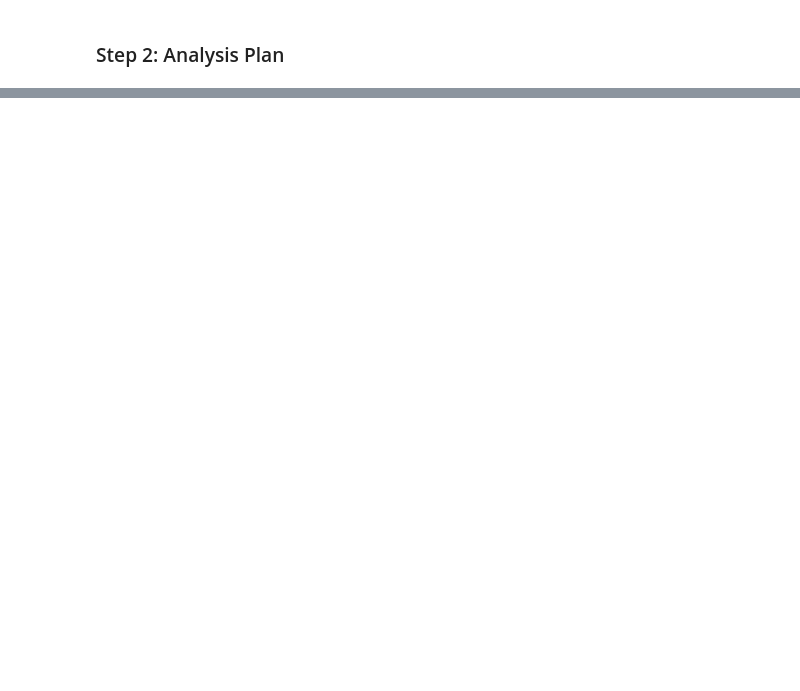
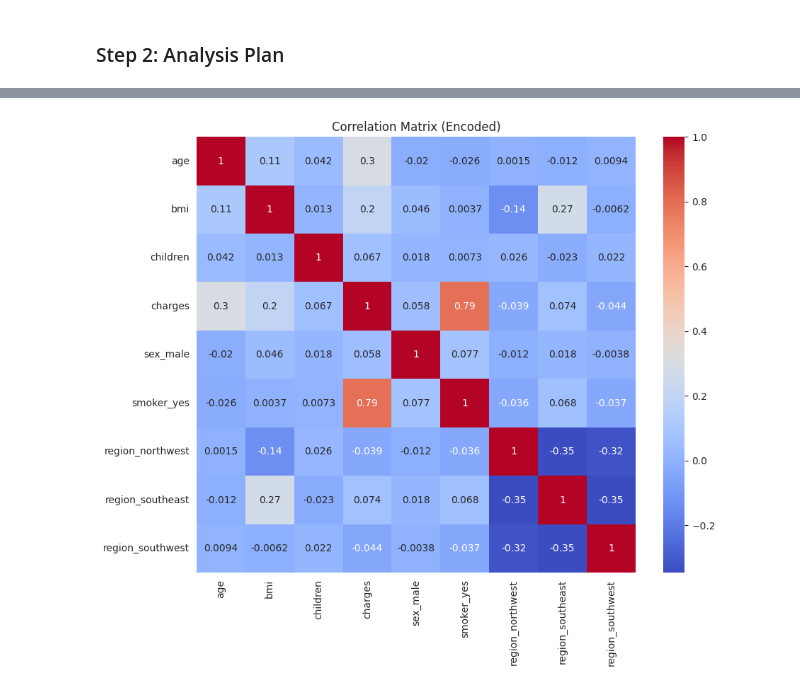
Before and after one commit to TeenieFakir/PDAN8411_POE, a Jupyter notebook: poe_part1.ipynb, the cells around one changed output, grey strips where cells are left out. Drawn from its saved outputs; the diff is of its cells as text; code cells hidden in the pictures; blank space fills up the shorter version.

Commit message:
Step 3 completed with final model training findings for POE Part 1

```diff
--- a/poe_part1.ipynb
+++ b/poe_part1.ipynb
@@ -146,0 +395,73 @@ The following table outlines the plan for analyzing the [Kaggle Insurance Datase
+# %%
+# Step 3b: Feature Selection
+# Objective: Select relevant features, following Step 2 plan
+# Research: Encoding and p-value analysis ensure robust features (Muller & Guido, 2016, Chapter 4)
+
+# Import statsmodels
+import statsmodels.api as sm
+import pandas as pd
+import numpy as np
+import seaborn as sns
+import matplotlib.pyplot as plt
+
+# Ensure df is clean (reload to avoid upstream issues)
+df = pd.read_csv('insurance.csv')
+df = df.drop_duplicates()  # Remove 1 duplicate (Step 1)
+
+# 1. One-hot encode categorical variables
+# Use drop_first=True to avoid dummy variable trap (Learning Unit 4, LO1, Page 11)
+df_encoded = pd.get_dummies(df, columns=['sex', 'smoker', 'region'], drop_first=True, dtype=int)
+
+# Define features and target
+X = df_encoded.drop('charges', axis=1)
+y = df_encoded['charges']
+
+# Check data types to ensure all are numeric
+print("\nX Data Types:")
+print(X.dtypes)
+print("\ny Data Type:")
+print(y.dtypes)
+
+# Verify no non-numeric columns
+if not all(X.dtypes.apply(lambda x: np.issubdtype(x, np.number))):
+    raise ValueError("Non-numeric columns found in X. Check encoding.")
+if not np.issubdtype(y.dtypes, np.number):
+    raise ValueError("y is not numeric. Check target column.")
+
+# 2. Check correlations after encoding
+plt.figure(figsize=(10, 8))
+sns.heatmap(df_encoded.corr(), annot=True, cmap='coolwarm')
+plt.title('Correlation Matrix (Encoded)')
+plt.savefig('corr_matrix_encoded.png')
+plt.show()
+
+# 3. Backward elimination with p-values
+# Add constant for intercept
+X_with_const = sm.add_constant(X)
+ols_model = sm.OLS(y, X_with_const).fit()
+print("\nInitial OLS Summary:")
+print(ols_model.summary())
+
+# Iteratively remove features with p > 0.05
+while ols_model.pvalues.max() > 0.05:
+    max_pval_col = ols_model.pvalues.idxmax()
+    X_with_const = X_with_const.drop(max_pval_col, axis=1)
+    ols_model = sm.OLS(y, X_with_const).fit()
+    print(f"\nRemoved {max_pval_col}, New OLS Summary:")
+    print(ols_model.summary())
+
+# Final selected features
+selected_features = X_with_const.columns.drop('const')
+X = X[selected_features]
+print("\nSelected Features:", selected_features.tolist())
+
+# 4. Check multicollinearity with VIF
+# Research: VIF > 5 indicates multicollinearity (Muller & Guido, 2016)
+from statsmodels.stats.outliers_influence import variance_inflation_factor
+
+vif = pd.DataFrame()
+vif["Feature"] = X.columns
+vif["VIF"] = [variance_inflation_factor(X.values, i) for i in range(X.shape[1])]
+print("\nVIF Scores:")
+print(vif)
+# %% [output]
@@ -146,0 +481 @@ The following table outlines the plan for analyzing the [Kaggle Insurance Datase
+[figure, added]
```
Also changed, not shown: parts of 19 cells of this notebook, 7 other files.
